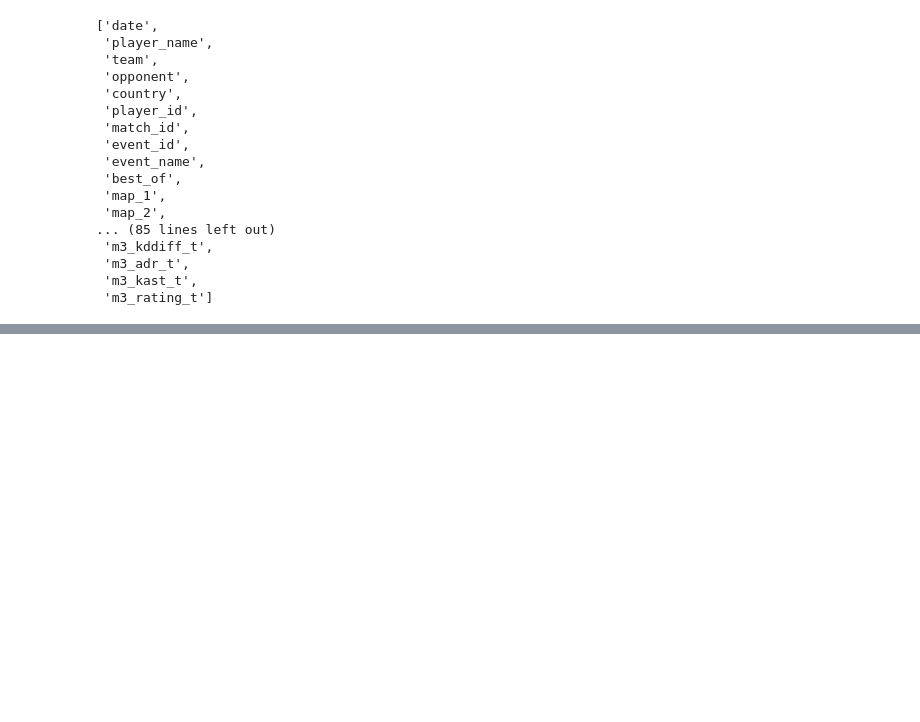
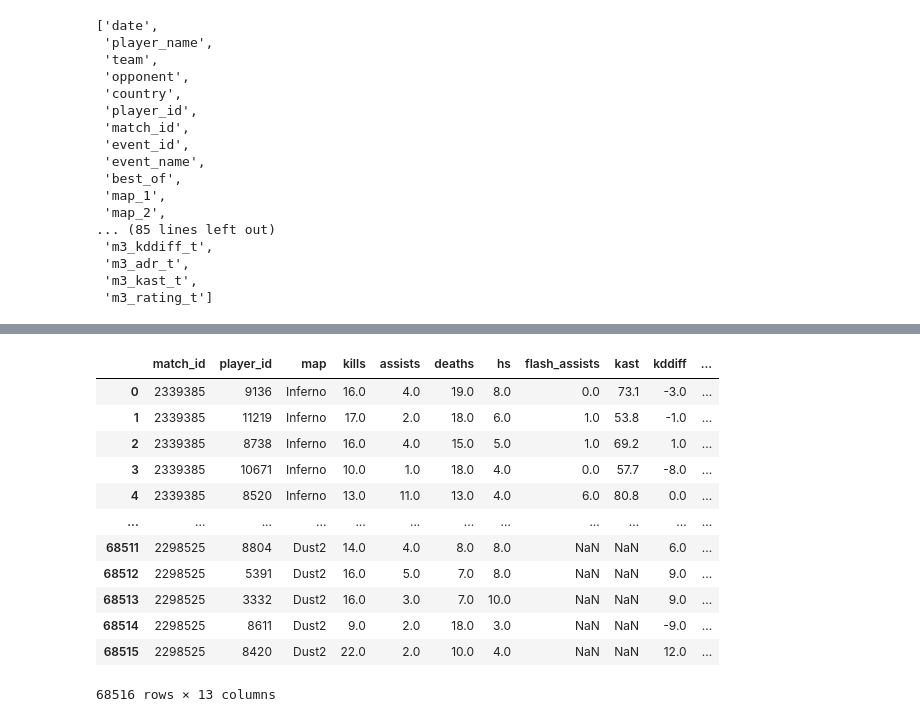
Before and after one commit to pqrt12/Final_Project, a Jupyter notebook: Notebook/ETL_process_historical_data.ipynb, the cells around one changed output, grey strips where cells are left out. Cells and saved outputs as stored; diff of their text form; code cells hidden in the pictures; blank space fills up the shorter version.

```diff
--- a/Notebook/ETL_process_historical_data.ipynb
+++ b/Notebook/ETL_process_historical_data.ipynb
@@ -399,0 +486,4 @@ players_map1_df
+# %%
+# The third map results
+players_map3_df = players_df[columns_map_3]
+players_map3_df
@@ -399,0 +524,3 @@ players_map1_df
+# %%
+players_map3_df_nna = players_map3_df.dropna(thresh=4)
+players_map3_df_nna
@@ -399,0 +618,15 @@ players_map1_df
+# %%
+players_map3_df_nna = players_map3_df_nna.rename(columns = {
+                                                            "map_3": "map",
+                                                            "m3_kills": "kills",
+                                                            "m3_assists": "assists",
+                                                            "m3_deaths": "deaths",
+                                                            "m3_hs": "hs",
+                                                            "m3_flash_assists": "flash_assists",
+                                                            "m3_kast": "kast",
+                                                            "m3_kddiff": "kddiff",
+                                                            "m3_adr": "adr",
+                                                            "m3_fkdiff": "fkdiff",
+                                                            "m3_rating": "rating"
+})
+players_map3_df_nna.head()
@@ -399,0 +640,17 @@ players_map1_df
+# %%
+players_map3_df_nna.reset_index(drop=True, inplace=True)
+players_map3_df_nna
+# %% [output]
+|  | match_id | player_id | map | kills | assists | deaths | hs | flash_assists | kast | kddiff | ... |
+| 0 | 2339385 | 9136 | Inferno | 16.0 | 4.0 | 19.0 | 8.0 | 0.0 | 73.1 | -3.0 | ... |
+| 1 | 2339385 | 11219 | Inferno | 17.0 | 2.0 | 18.0 | 6.0 | 1.0 | 53.8 | -1.0 | ... |
+| 2 | 2339385 | 8738 | Inferno | 16.0 | 4.0 | 15.0 | 5.0 | 1.0 | 69.2 | 1.0 | ... |
+| 3 | 2339385 | 10671 | Inferno | 10.0 | 1.0 | 18.0 | 4.0 | 0.0 | 57.7 | -8.0 | ... |
+| 4 | 2339385 | 8520 | Inferno | 13.0 | 11.0 | 13.0 | 4.0 | 6.0 | 80.8 | 0.0 | ... |
+| ... | ... | ... | ... | ... | ... | ... | ... | ... | ... | ... | ... |
+| 68511 | 2298525 | 8804 | Dust2 | 14.0 | 4.0 | 8.0 | 8.0 | NaN | NaN | 6.0 | ... |
+| 68512 | 2298525 | 5391 | Dust2 | 16.0 | 5.0 | 7.0 | 8.0 | NaN | NaN | 9.0 | ... |
+| 68513 | 2298525 | 3332 | Dust2 | 16.0 | 3.0 | 7.0 | 10.0 | NaN | NaN | 9.0 | ... |
+| 68514 | 2298525 | 8611 | Dust2 | 9.0 | 2.0 | 18.0 | 3.0 | NaN | NaN | -9.0 | ... |
+| 68515 | 2298525 | 8420 | Dust2 | 22.0 | 2.0 | 10.0 | 4.0 | NaN | NaN | 12.0 | ... |
+68516 rows × 13 columns
```
Also changed, not shown: parts of 20 cells of this notebook.
